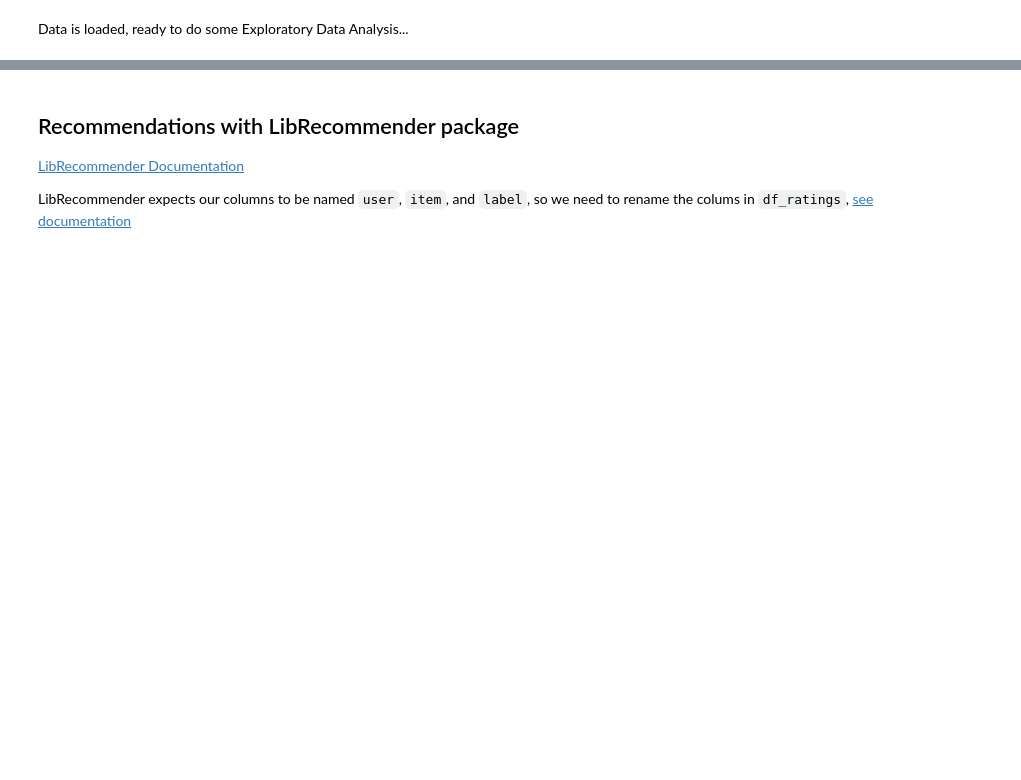
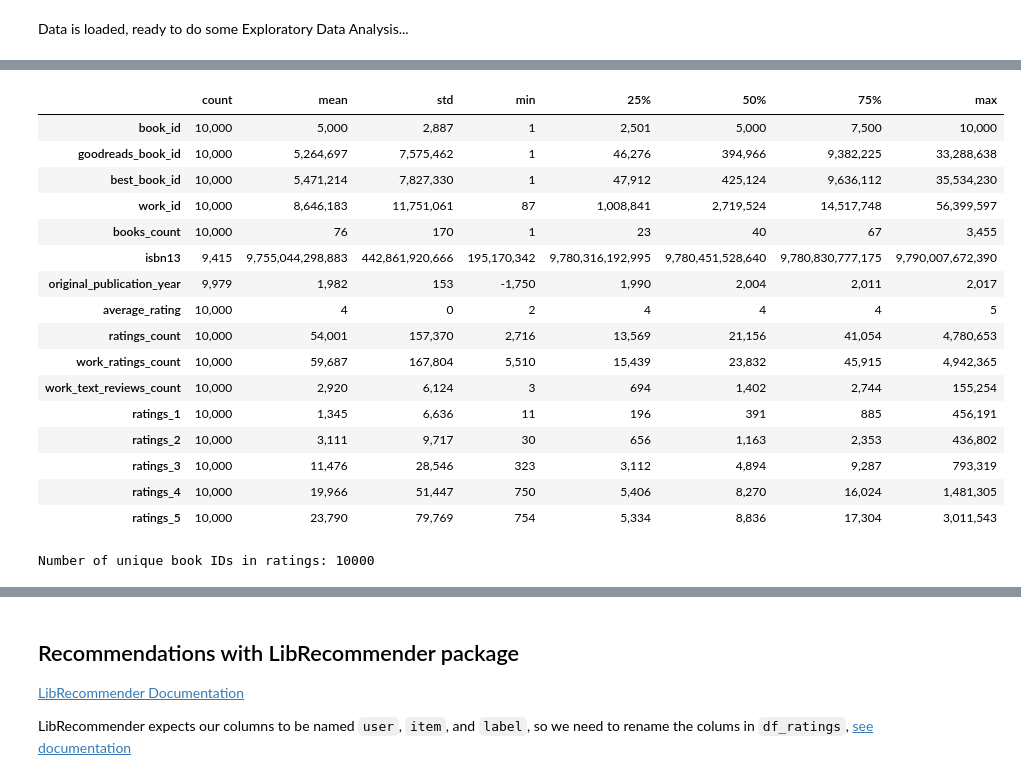
Before and after one commit to nextwit-martonhorvath/abs-dsmarketing, a Jupyter notebook: notebook.ipynb, the cells around one changed output, grey strips where cells are left out. Saved outputs shown, nothing was run; the diff lists cells and outputs as text; code cells hidden in the pictures; blank space fills up the shorter version.

```diff
--- a/notebook.ipynb
+++ b/notebook.ipynb
@@ -29,0 +94,35 @@ Data is loaded, ready to do some Exploratory Data Analysis...
+# %%
+desc_books = df_books.describe().T
+desc_books.style.format({
+    "count": "{:,.0f}",
+    "mean": "{:,.0f}",
+    "std": "{:,.0f}",
+    "min": "{:,.0f}",
+    "25%": "{:,.0f}",
+    "50%": "{:,.0f}",
+    "75%": "{:,.0f}",
+    "max": "{:,.0f}",
+})
+# %% [output]
+|  | count | mean | std | min | 25% | 50% | 75% | max |
+| book_id | 10,000 | 5,000 | 2,887 | 1 | 2,501 | 5,000 | 7,500 | 10,000 |
+| goodreads_book_id | 10,000 | 5,264,697 | 7,575,462 | 1 | 46,276 | 394,966 | 9,382,225 | 33,288,638 |
+| best_book_id | 10,000 | 5,471,214 | 7,827,330 | 1 | 47,912 | 425,124 | 9,636,112 | 35,534,230 |
+| work_id | 10,000 | 8,646,183 | 11,751,061 | 87 | 1,008,841 | 2,719,524 | 14,517,748 | 56,399,597 |
+| books_count | 10,000 | 76 | 170 | 1 | 23 | 40 | 67 | 3,455 |
+| isbn13 | 9,415 | 9,755,044,298,883 | 442,861,920,666 | 195,170,342 | 9,780,316,192,995 | 9,780,451,528,640 | 9,780,830,777,175 | 9,790,007,672,390 |
+| original_publication_year | 9,979 | 1,982 | 153 | -1,750 | 1,990 | 2,004 | 2,011 | 2,017 |
+| average_rating | 10,000 | 4 | 0 | 2 | 4 | 4 | 4 | 5 |
+| ratings_count | 10,000 | 54,001 | 157,370 | 2,716 | 13,569 | 21,156 | 41,054 | 4,780,653 |
+| work_ratings_count | 10,000 | 59,687 | 167,804 | 5,510 | 15,439 | 23,832 | 45,915 | 4,942,365 |
+| work_text_reviews_count | 10,000 | 2,920 | 6,124 | 3 | 694 | 1,402 | 2,744 | 155,254 |
+| ratings_1 | 10,000 | 1,345 | 6,636 | 11 | 196 | 391 | 885 | 456,191 |
+| ratings_2 | 10,000 | 3,111 | 9,717 | 30 | 656 | 1,163 | 2,353 | 436,802 |
+| ratings_3 | 10,000 | 11,476 | 28,546 | 323 | 3,112 | 4,894 | 9,287 | 793,319 |
+| ratings_4 | 10,000 | 19,966 | 51,447 | 750 | 5,406 | 8,270 | 16,024 | 1,481,305 |
+| ratings_5 | 10,000 | 23,790 | 79,769 | 754 | 5,334 | 8,836 | 17,304 | 3,011,543 |
+# %%
+unique_book_ids = df_ratings["book_id"].unique()
+print(f"Number of unique book IDs in ratings: {len(unique_book_ids)}")
+# %% [output]
+Number of unique book IDs in ratings: 10000
```
Also changed, not shown: parts of 18 cells of this notebook, 4 other files.
